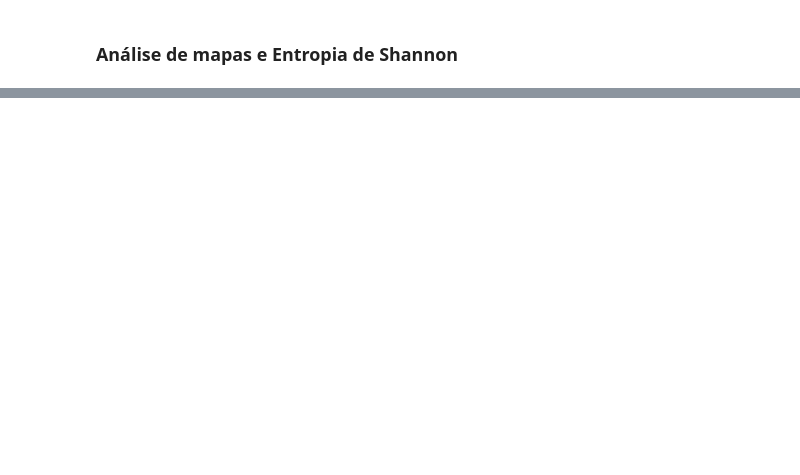
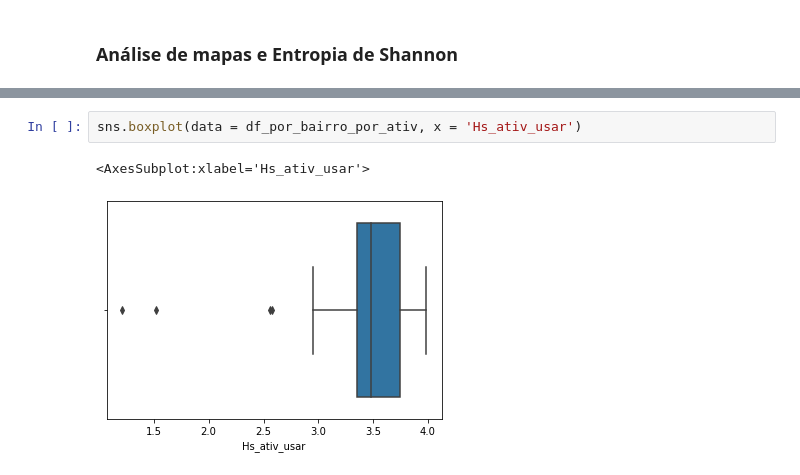
Before and after one commit to avaraujojr/tcc_alcides_alvaras, a Jupyter notebook: notebooks/alvaras_cwb.ipynb, the cells around one changed output, grey strips where cells are left out. Saved outputs shown, nothing was run; the diff lists cells and outputs as text; blank space fills up the shorter version.

```diff
--- a/notebooks/alvaras_cwb.ipynb
+++ b/notebooks/alvaras_cwb.ipynb
@@ -165,0 +643,5 @@ df_alvaras = df_alvaras.loc[df_alvaras.bairro != 'TIRAR FORA'].reset_index(drop=
+# %%
+sns.boxplot(data = df_por_bairro_por_ativ, x = 'Hs_ativ_usar')
+# %% [output]
+<AxesSubplot:xlabel='Hs_ativ_usar'>
+[figure, added]
```
Also changed, not shown: parts of 57 cells of this notebook, 4 other files.
